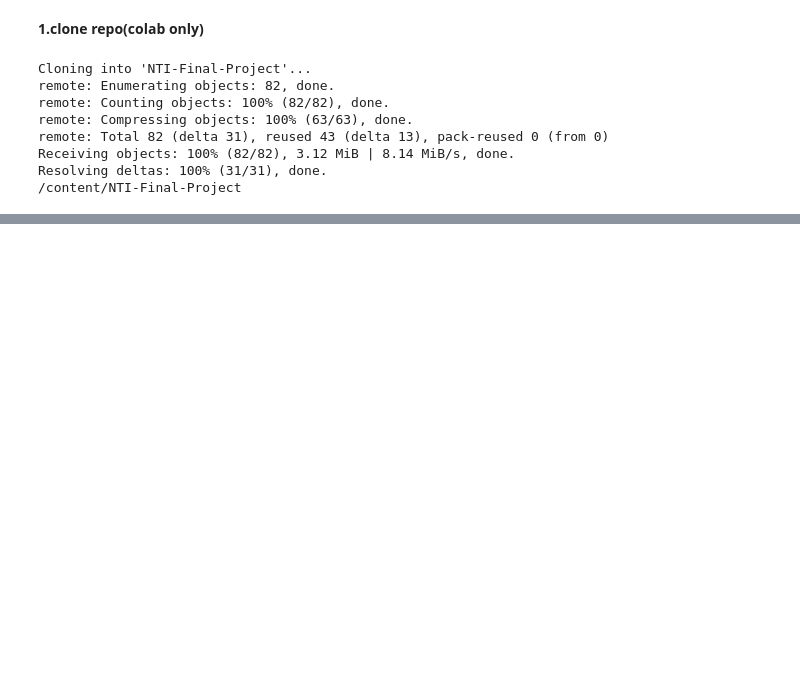
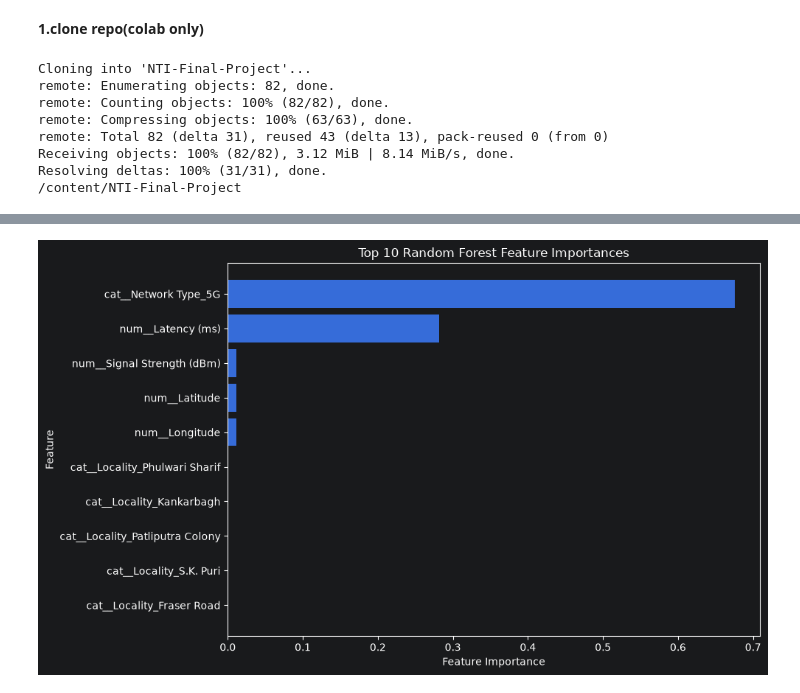
Before and after one commit to MohamedAAbdullah1/NTI-Final-Porject, a Jupyter notebook: notebooks/06_Random_Forest.ipynb, the cells around one changed output, grey strips where cells are left out. Drawn from its saved outputs; the diff is of its cells as text; code cells hidden in the pictures; blank space fills up the shorter version.

```diff
--- a/notebooks/06_Random_Forest.ipynb
+++ b/notebooks/06_Random_Forest.ipynb
@@ -119,0 +317,20 @@ joblib.dump(best_pipeline, os.path.join(models_dir, 'rf_pipeline.pkl'))
+# %%
+importances = best_rf_pipeline.named_steps["model"].feature_importances_
+
+feature_names = (
+    best_rf_pipeline
+    .named_steps["preprocessor"]
+    .get_feature_names_out()
+)
+
+importance_df = pd.DataFrame({
+    "Feature": feature_names,
+    "Importance": importances
+})
+
+importance_df = importance_df.sort_values(
+    "Importance",
+    ascending=False
+)
+
+print(importance_df.head(15))
@@ -119,0 +358,21 @@ joblib.dump(best_pipeline, os.path.join(models_dir, 'rf_pipeline.pkl'))
+# %%
+top_features = importance_df.head(10).sort_values(
+    "Importance",
+    ascending=True
+)
+
+plt.figure(figsize=(10, 6))
+
+plt.barh(
+    top_features["Feature"],
+    top_features["Importance"]
+)
+
+plt.xlabel("Feature Importance")
+plt.ylabel("Feature")
+plt.title("Top 10 Random Forest Feature Importances")
+
+plt.tight_layout()
+plt.show()
+# %% [output]
+[figure, added]
```
Also changed, not shown: parts of 41 cells of this notebook, 11 other files.
